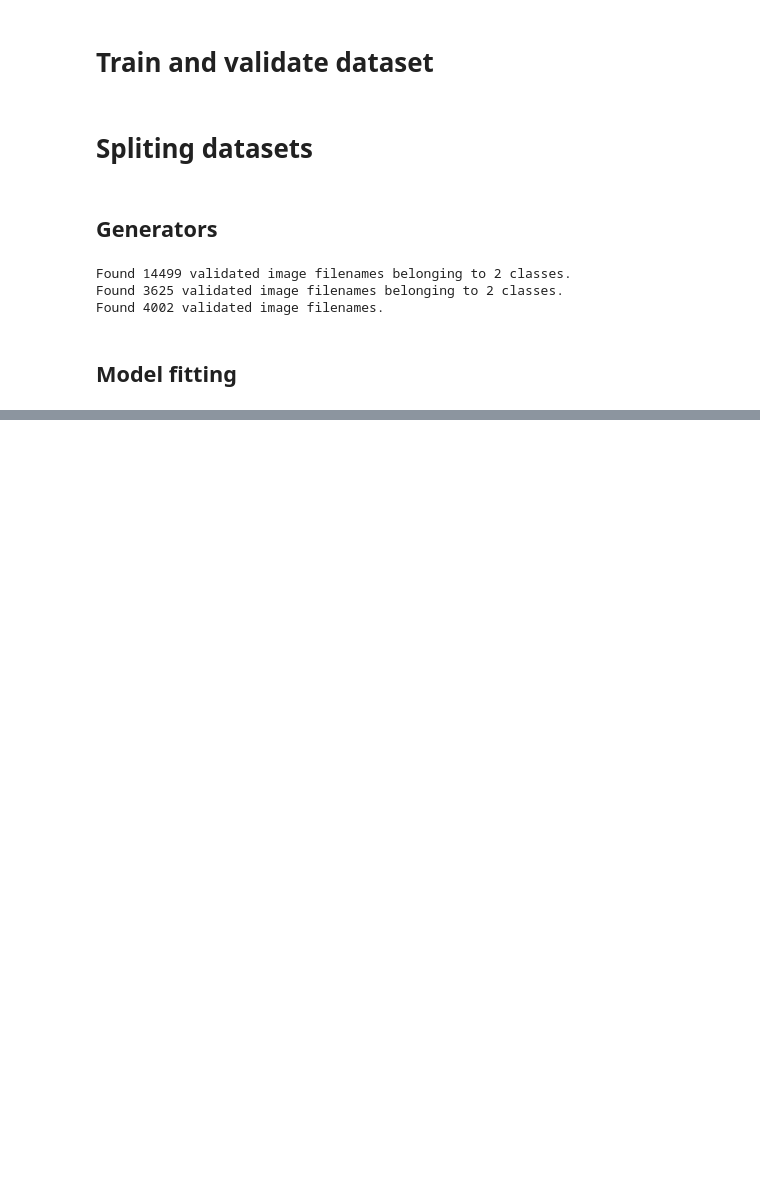
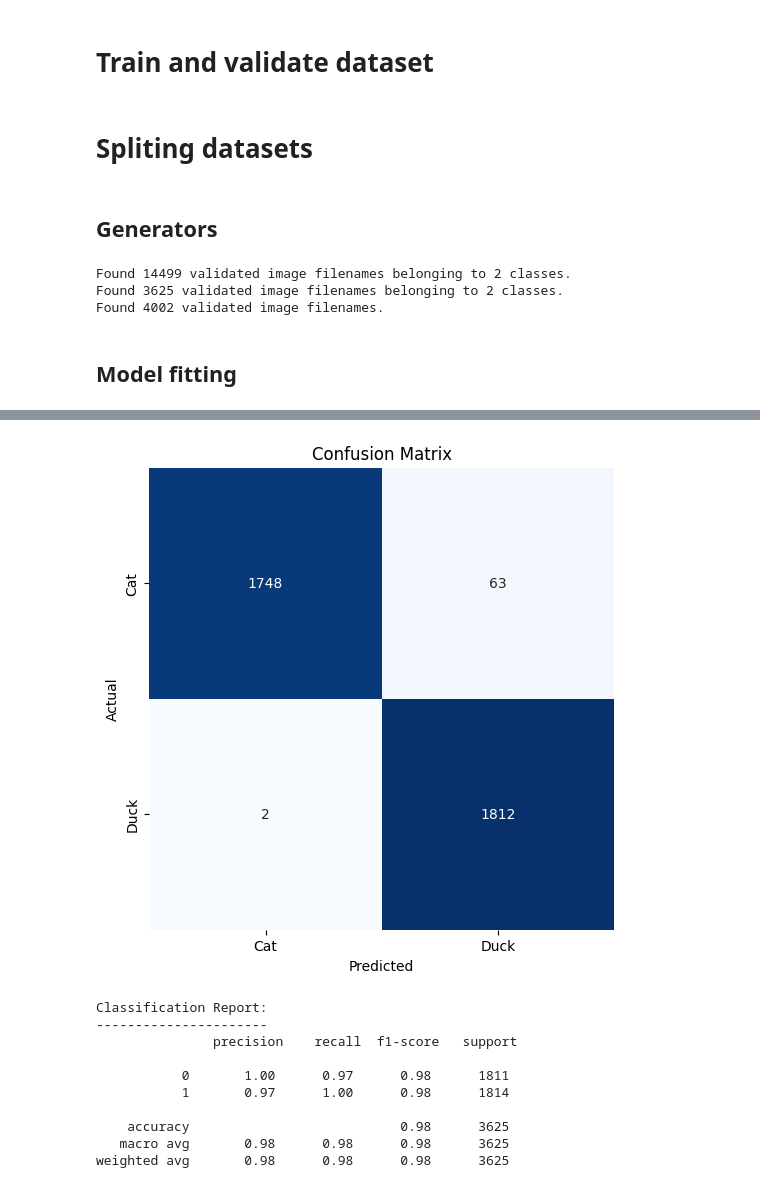
Before and after one commit to GregoryHue/DuckOrCat, a Jupyter notebook: jupyter/DuckOrCat.ipynb, the cells around one changed output, grey strips where cells are left out. Drawn from its saved outputs; the diff is of its cells as text; code cells hidden in the pictures; blank space fills up the shorter version.

```diff
--- a/jupyter/DuckOrCat.ipynb
+++ b/jupyter/DuckOrCat.ipynb
@@ -310,10 +358,18 @@ print("Test Accuracy: {:.2f}%".format(results[1] * 100))
 # %%
+new_predictions = []
 
-predictions = (model.predict(validation_generator, batch_size=BATCH_SIZE) >= 0.5).astype(int)
+predictions = model.predict(validation_generator, batch_size=BATCH_SIZE)
+
+for prediction in predictions:
+
+    if round(prediction[0], 4) <= 0.5:
+        new_predictions.append(1)
+    elif round(prediction[0], 4) >= 0.5:
+        new_predictions.append(0)
 
 
-cm = confusion_matrix(validation_generator.labels, predictions)
-clr = classification_report(validation_generator.labels, predictions)
+cm = confusion_matrix(validation_generator.labels, new_predictions)
+clr = classification_report(validation_generator.labels, new_predictions)
 
 plt.figure(figsize=(6, 6))
 sns.heatmap(cm, annot=True, fmt='g', vmin=0, cmap='Blues', cbar=False)
@@ -325,3 +381,4 @@ plt.title("Confusion Matrix")
 plt.show()
 
 print("Classification Report:\n----------------------\n", clr)
+# %% [output]
@@ -327,0 +386,11 @@ print("Classification Report:\n----------------------\n", clr)
+[figure, added]
+Classification Report:
+----------------------
+               precision    recall  f1-score   support
+
+           0       1.00      0.97      0.98      1811
+           1       0.97      1.00      0.98      1814
+
+    accuracy                           0.98      3625
+   macro avg       0.98      0.98      0.98      3625
+weighted avg       0.98      0.98      0.98      3625
```
Also changed, not shown: parts of 12 cells of this notebook, 12 other files.
